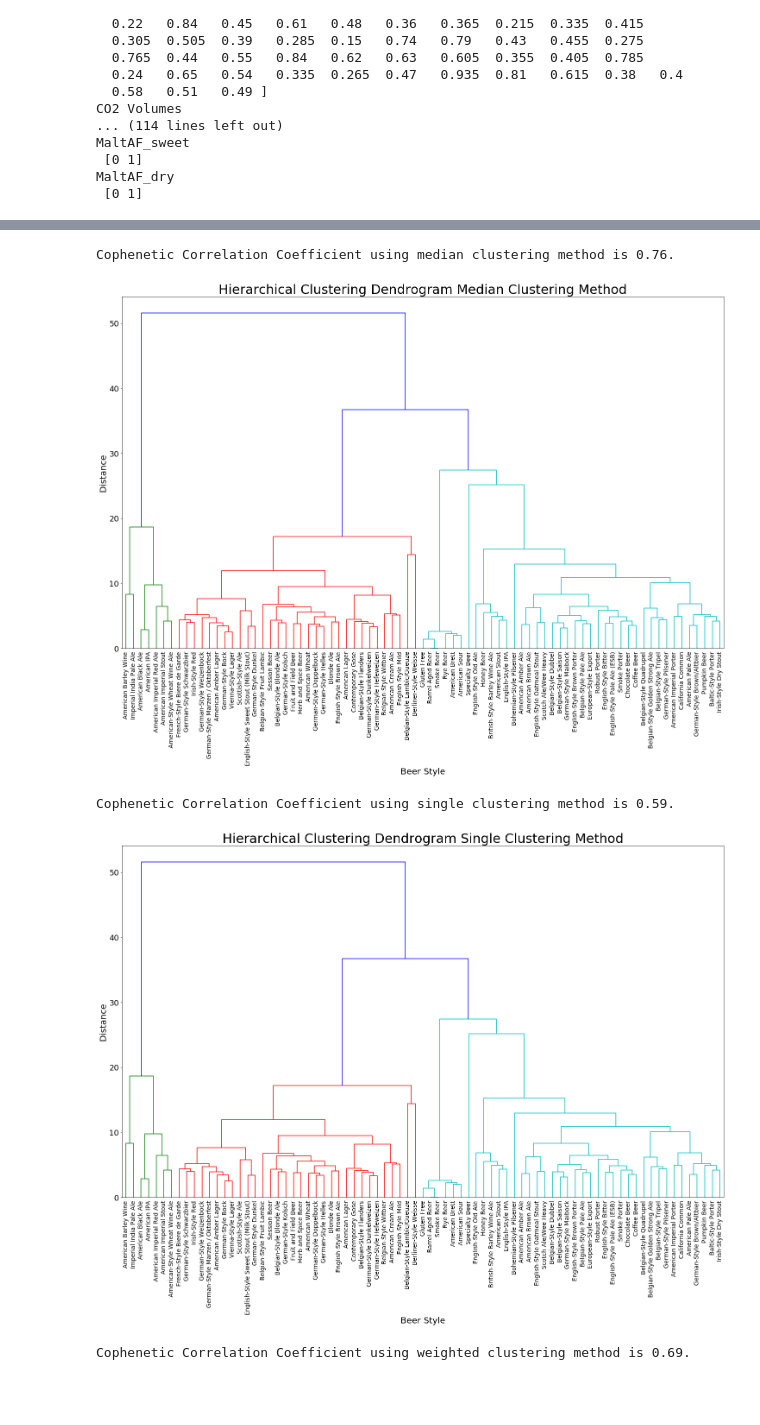
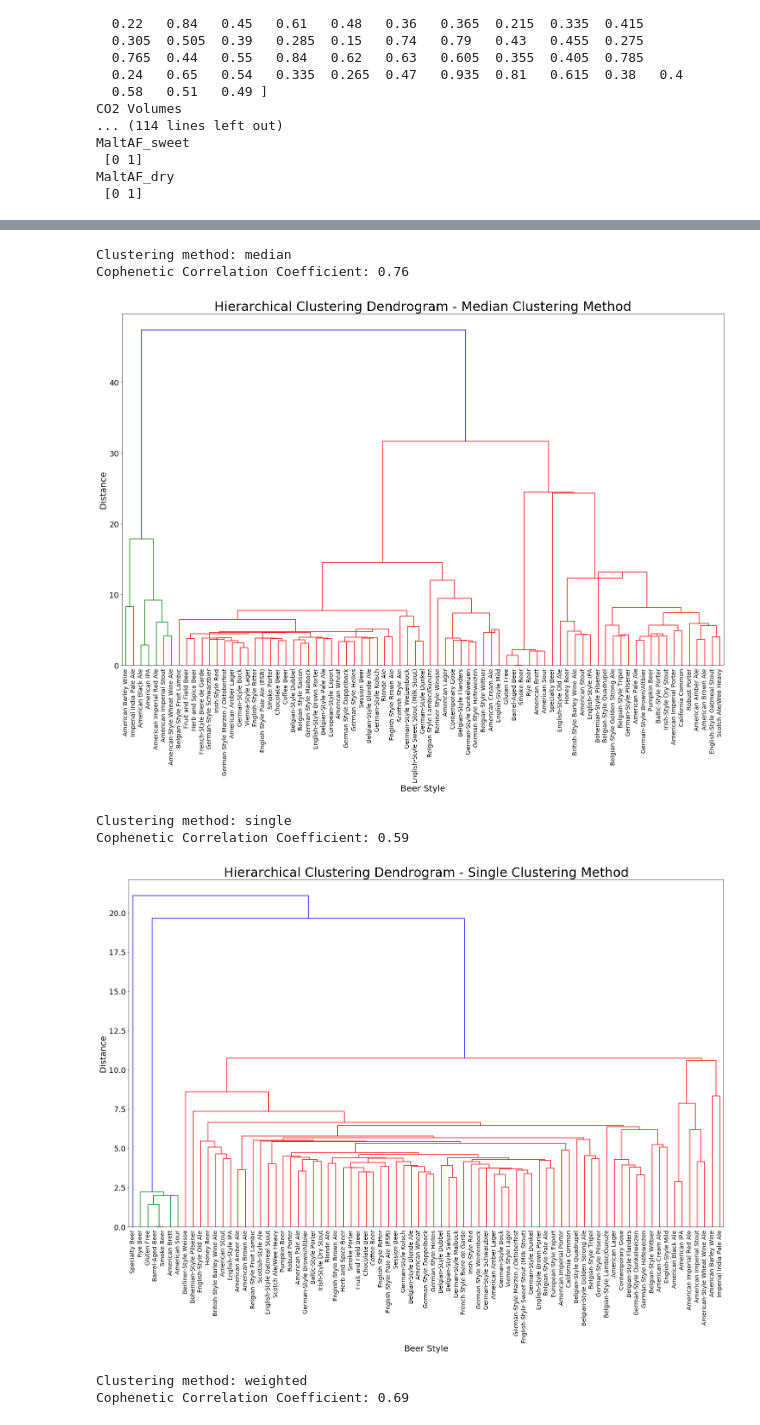
Before and after one commit to andreawwenyi/BeerClustering, a Jupyter notebook: CleanData_Final.ipynb, the cells around one changed output, grey strips where cells are left out. Cells and saved outputs as stored; diff of their text form; code cells hidden in the pictures; blank space fills up the shorter version.

```diff
--- a/CleanData_Final.ipynb
+++ b/CleanData_Final.ipynb
@@ -257,21 +257,21 @@ from scipy.cluster.hierarchy import fcluster
 
 ##Hierarchical Clustering and Plot Dendrogram
 
-def cluster(metrics):
+def cluster(metrics, max_d = None):
     fit = linkage(df, metrics)
     c, coph_dists = cophenet(fit, pdist(df))
-    print('Cophenetic Correlation Coefficient using {} clustering method is {:.2f}.'.format(metrics,c))
+    print('Clustering method: {}\nCophenetic Correlation Coefficient: {:.2f}'.format(metrics,c))
 
     fig = plt.figure(figsize=(25, 15))
     ax = fig.add_subplot(111)
 
-    dendrogram(ward, leaf_rotation=90., leaf_font_size=8.)
-    title = 'Hierarchical Clustering Dendrogram ' + metrics.capitalize() + ' Clustering Method'
+    dendrogram(fit, leaf_rotation=90., leaf_font_size=8.)
+    title = 'Hierarchical Clustering Dendrogram - ' + metrics.capitalize() + ' Clustering Method'
     plt.title(title,fontsize = 30)
     plt.xlabel('Beer Style',fontsize = 20)
     plt.ylabel('Distance',fontsize = 20)
     plt.yticks(fontsize=18)
-#     plt.plot([0, 10000], [max_d, max_d], 'k--')
+    plt.plot([0, 10000], [max_d, max_d], 'k--')
 
     #Change Xticks Labels
     xticks_txt = ' '.join(label.get_text() for label in ax.get_xticklabels()).split(' ')
@@ -304,5 +308,8 @@ Cophenetic Correlation Coefficient using complete clustering method is 0.69.
-Cophenetic Correlation Coefficient using median clustering method is 0.76.
+Clustering method: median
+Cophenetic Correlation Coefficient: 0.76
-[figure, old version]
+[figure, new version]
-Cophenetic Correlation Coefficient using single clustering method is 0.59.
+Clustering method: single
+Cophenetic Correlation Coefficient: 0.59
-[figure, old version]
+[figure, new version]
-Cophenetic Correlation Coefficient using weighted clustering method is 0.69.
+Clustering method: weighted
+Cophenetic Correlation Coefficient: 0.69
```
Also changed, not shown: parts of 2 cells of this notebook.
